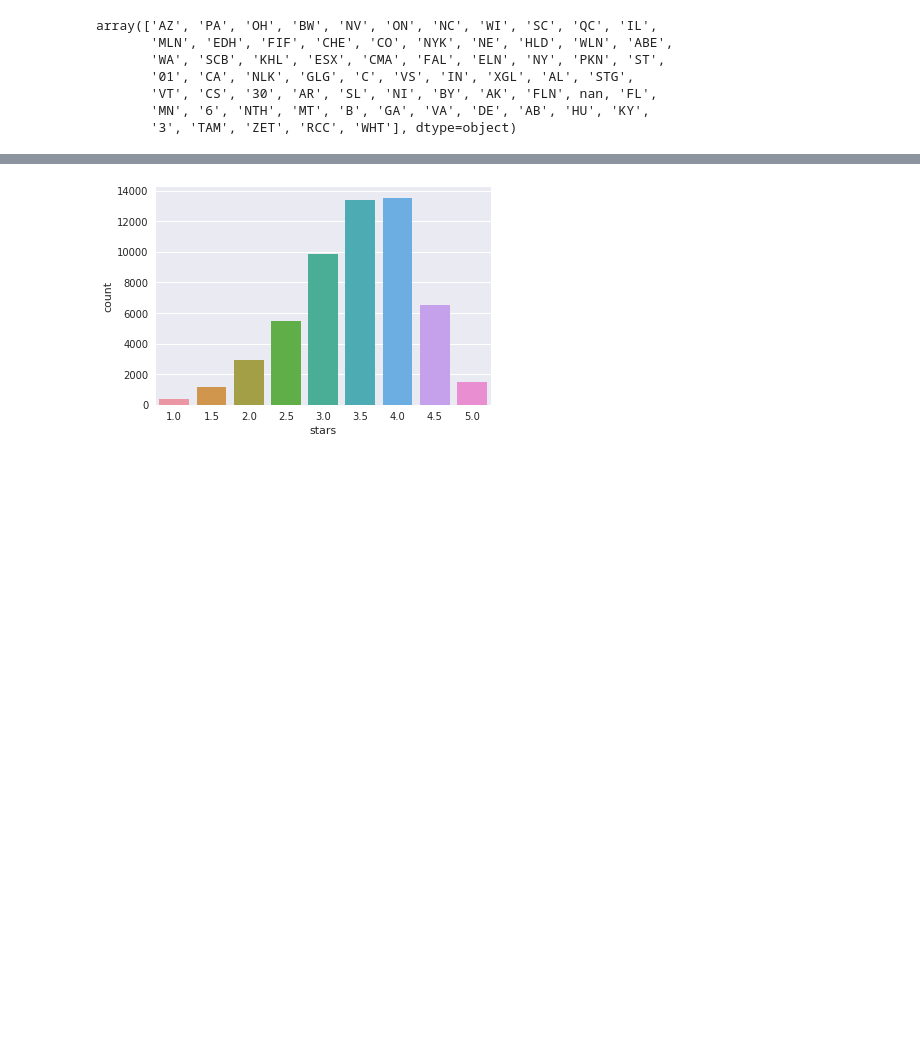
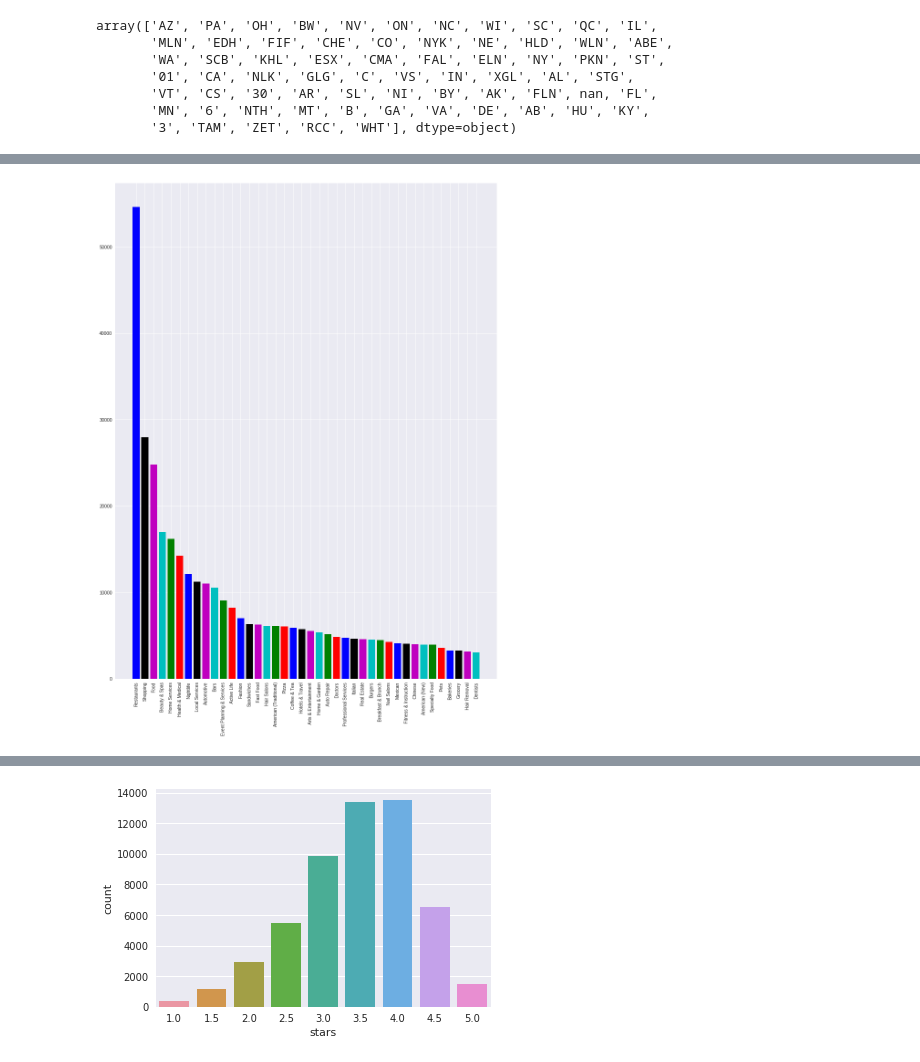
Before and after one commit to schubline/capstone_project, a Jupyter notebook: eda_notebooks/eda_business.ipynb, the cells around one changed output, grey strips where cells are left out. Cells and saved outputs as stored; diff of their text form; code cells hidden in the pictures; blank space fills up the shorter version.

```diff
--- a/eda_notebooks/eda_business.ipynb
+++ b/eda_notebooks/eda_business.ipynb
@@ -89,3 +89,26 @@ ax = sns.countplot(x="is_open", data=business)
+# %%
+Categories={}
+
+for x in business["categories"]:
+    all_categories=x.split(";")
+    for cat in all_categories:
+        if cat not in Categories:
+            Categories[cat]=1
+        else:
+            Categories[cat]+=1
+All_categories=list(Categories.keys())
+Cat_list=[[x,Categories[x]] for x in All_categories]
+
+Cat_list=sorted(Cat_list, key=lambda x: x[1], reverse=True)
+
+# plottingthe top 40 Categories of business
+Cat_list=Cat_list[:40]
+plt.figure(figsize=(15,20))
+plt.bar(range(len(Cat_list)),[x[1] for x in Cat_list] ,align="center", color="bkmcgr")
+plt.xticks(range(len(Cat_list)), [x[0] for x in Cat_list], rotation="vertical")
+plt.show()
+# %% [output]
+[figure, added]
 # %%
 business[business['categories'].str.contains("Restaurant", "food")]
 # %% [output]
```
Also changed, not shown: parts of 7 cells of this notebook, 1 other file.
